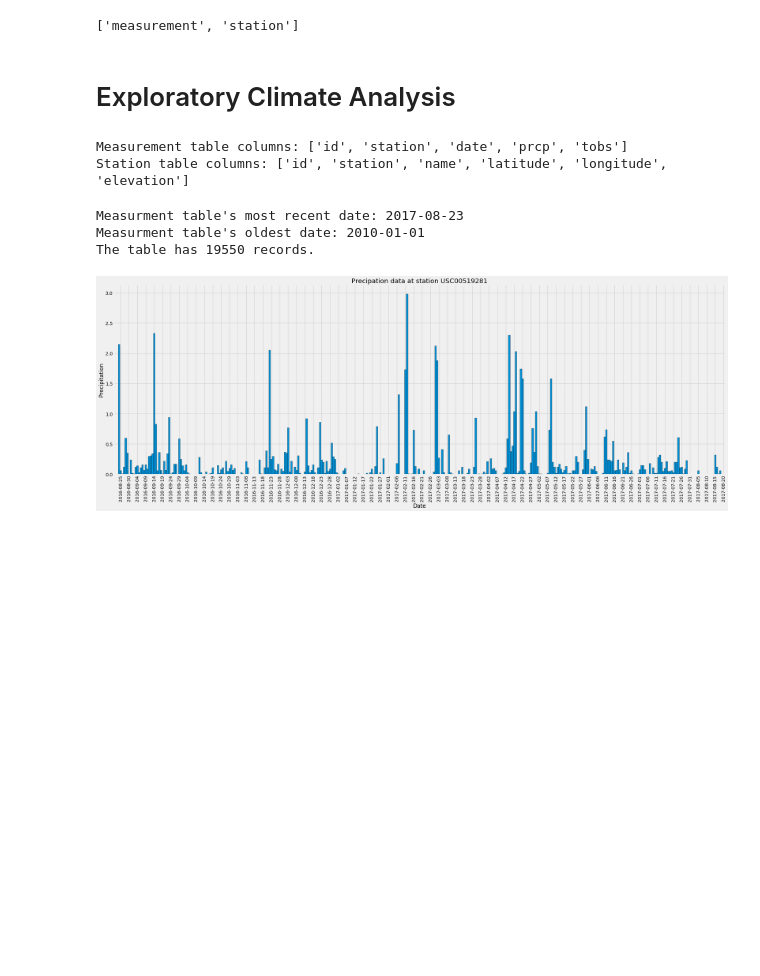
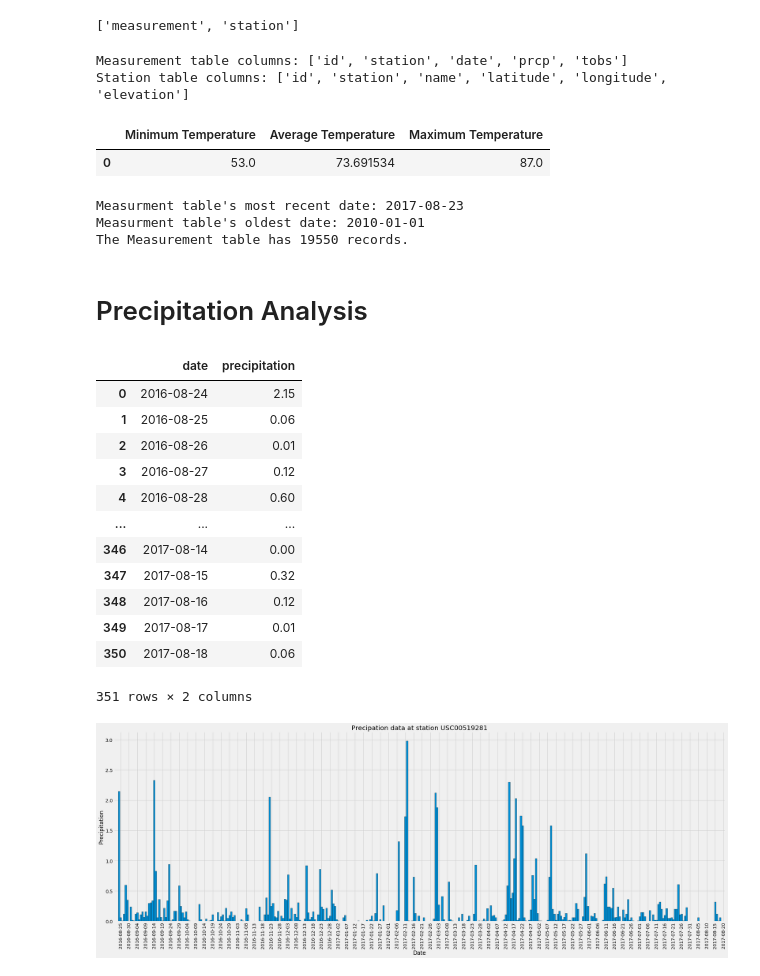
Before and after one commit to JeremyBrent/SQLAlchemy, a Jupyter notebook: climateanalysis.ipynb, the cells around one changed output. Saved outputs shown, nothing was run; the diff lists cells and outputs as text; code cells hidden in the pictures; blank space fills up the shorter version.

```diff
--- a/climateanalysis.ipynb
+++ b/climateanalysis.ipynb
@@ -37,8 +37,6 @@ stations = Base.classes.station
 # %%
 # Create our session (link) from Python to the DB
 session = Session(engine)
-# %% [markdown]
-# Exploratory Climate Analysis
 # %%
 #Measurement and Station table columns
 print(f'Measurement table columns: {measurements.__table__.columns.keys()}')
@@ -46,6 +44,19 @@ print(f'Station table columns: {stations.__table__.columns.keys()}')
 # %% [output]
 Measurement table columns: ['id', 'station', 'date', 'prcp', 'tobs']
 Station table columns: ['id', 'station', 'name', 'latitude', 'longitude', 'elevation']
+# %%
+start_date = '2013-02-20'
+
+temp_after_start = session.query(func.min(measurements.tobs),func.avg(measurements.tobs),func.max(measurements.tobs)).\
+    filter(measurements.date >= start_date).all()
+
+temp_after_start_df = pd.DataFrame(temp_after_start,columns = ["Minimum Temperature","Average Temperature","Maximum Temperature"])
+
+temp_after_start_df.to_json(orient='table')
+temp_after_start_df
+# %% [output]
+|  | Minimum Temperature | Average Temperature | Maximum Temperature |
+| 0 | 53.0 | 73.691534 | 87.0 |
 # %%
 # Measurement table exploration
 maxdate = session.query(func.max(measurements.date))[0][0]
@@ -55,11 +66,13 @@ databaselength = session.query(func.count(measurements.date))[0][0]
 
 print(f"Measurment table's most recent date: {maxdate}")
 print(f"Measurment table's oldest date: {mindate}")
-print(f"The table has {databaselength} records.")
+print(f"The Measurement table has {databaselength} records.")
 # %% [output]
 Measurment table's most recent date: 2017-08-23
 Measurment table's oldest date: 2010-01-01
-The table has 19550 records.
+The Measurement table has 19550 records.
+# %% [markdown]
+# Precipitation Analysis
 # %%
 # Casting the year, month, and day into integers
 # to be used in the query date variable
@@ -69,20 +82,36 @@ day = int(maxdate[8:10])
 # %%
 # Calculate the date 1 year ago from the last data point in the database
 query_date = dt.date(year,month,day) - dt.timedelta(days=365)
 prcp_at_station = "USC00519281"
 
 # Design a query to retrieve the last 12 months of precipitation data
 last12months = session.query(measurements.date,measurements.prcp).\
     filter(measurements.date > query_date).\
     filter(measurements.station == prcp_at_station).all()
 
 # # Save the query results as a Pandas DataFrame,sort the df by date and set the index to the date column
 df = pd.DataFrame(last12months).sort_values('date')
 df = df.rename(columns={'prcp':'precipitation'})
 df['date'] = pd.to_datetime(df.date)
 
 x = df.date
 y = df.precipitation
+
+df
+# %% [output]
+|  | date | precipitation |
+| 0 | 2016-08-24 | 2.15 |
+| 1 | 2016-08-25 | 0.06 |
+| 2 | 2016-08-26 | 0.01 |
+| 3 | 2016-08-27 | 0.12 |
+| 4 | 2016-08-28 | 0.60 |
+| ... | ... | ... |
+| 346 | 2017-08-14 | 0.00 |
+| 347 | 2017-08-15 | 0.32 |
+| 348 | 2017-08-16 | 0.12 |
+| 349 | 2017-08-17 | 0.01 |
+| 350 | 2017-08-18 | 0.06 |
+351 rows × 2 columns
 # %%
 fig = plt.figure(figsize=(30,10))
 ax = plt.subplot(111)
```
Also changed, not shown: parts of 12 cells of this notebook, 1 other file.
